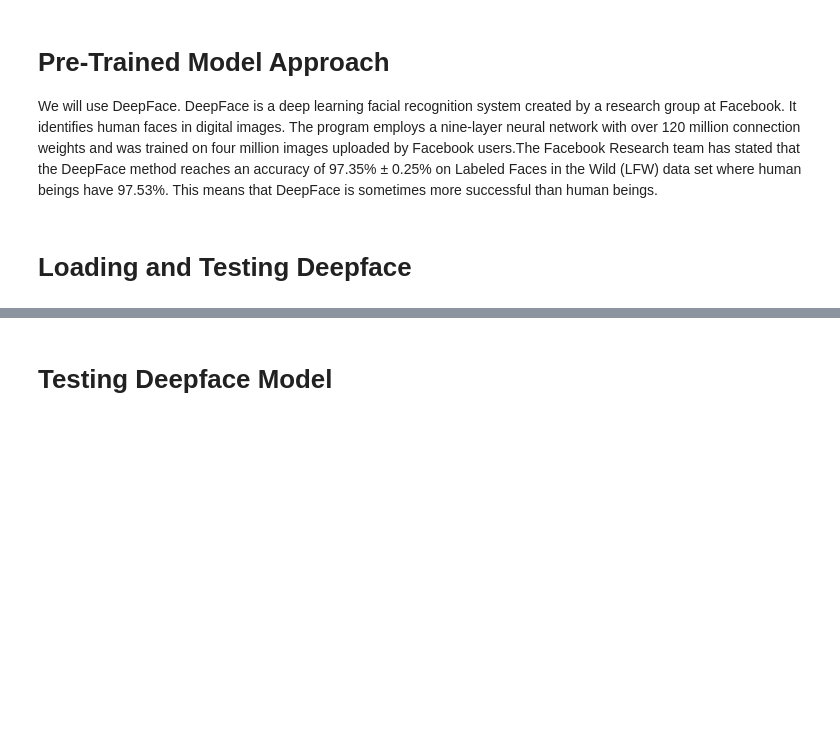
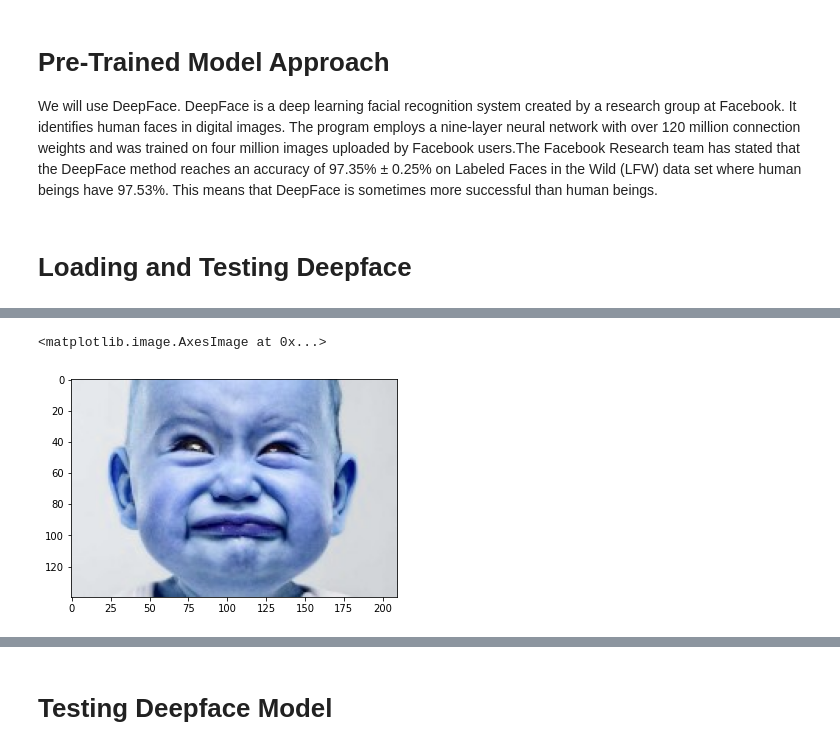
Before and after one commit to Vidhuran-Rajendran/Face_Emotion_Recognition, a Jupyter notebook: Live_class_Monitoring_System(Face_Emotion_Recognition).ipynb, the cells around one changed output, grey strips where cells are left out. Drawn from its saved outputs; the diff is of its cells as text; code cells hidden in the pictures; blank space fills up the shorter version.

```diff
--- a/Live_class_Monitoring_System(Face_Emotion_Recognition).ipynb
+++ b/Live_class_Monitoring_System(Face_Emotion_Recognition).ipynb
@@ -66,0 +86,7 @@ We will use DeepFace. DeepFace is a deep learning facial recognition system crea
+# %%
+image2='/content/drive/MyDrive/Face_Emotion_Recognition/cry-baby.jpg'
+img_array3=cv2.imread(image2)
+plt.imshow(img_array3)
+# %% [output]
+<matplotlib.image.AxesImage at 0x...>
+[figure, added]
```
Also changed, not shown: parts of 5 cells of this notebook.
